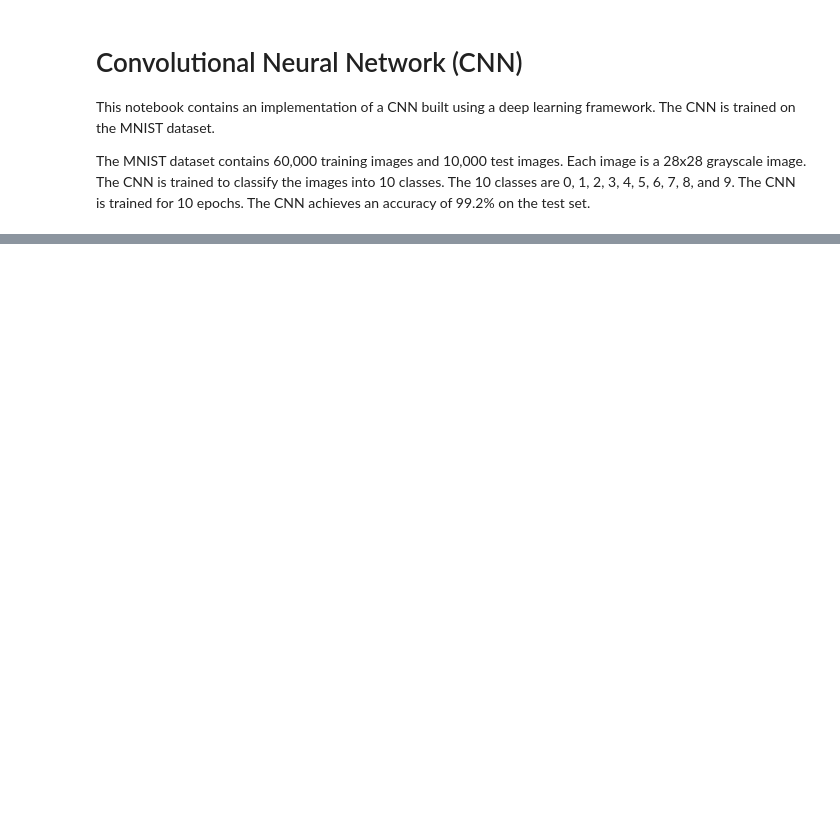
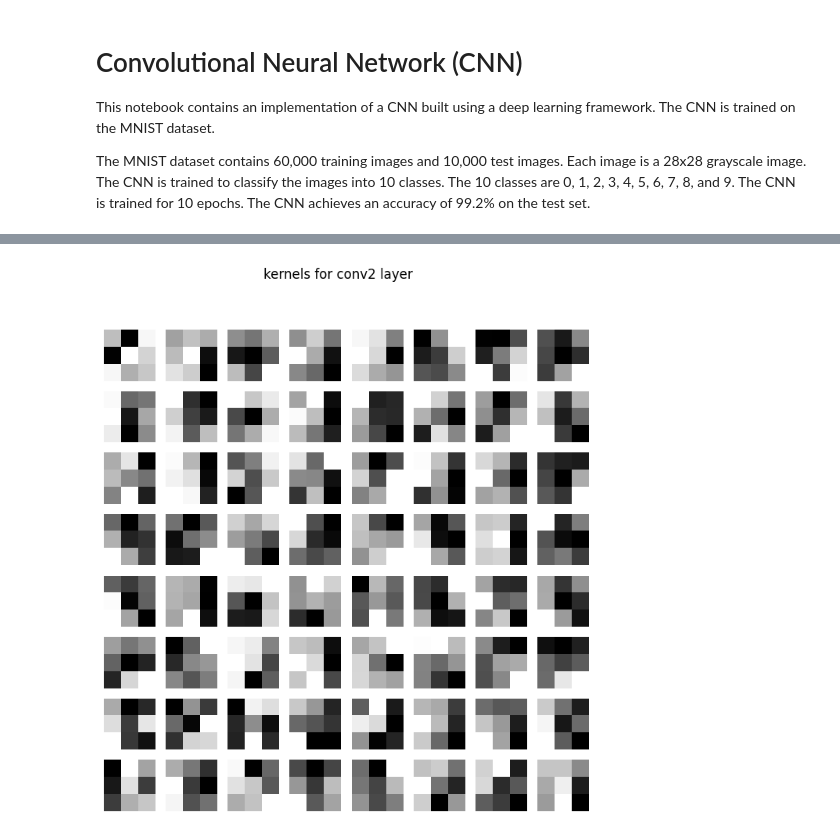
Before and after one commit to Aakash-Tripathi/CNN, a Jupyter notebook: src/pytorch.ipynb, the cells around one changed output, grey strips where cells are left out. Saved outputs shown, nothing was run; the diff lists cells and outputs as text; code cells hidden in the pictures; blank space fills up the shorter version.

```diff
--- a/src/pytorch.ipynb
+++ b/src/pytorch.ipynb
@@ -204,0 +155,6 @@ Test Acc: 99.03%
+# %%
+layer = 'conv2'
+kernels = get_kernels(layer)
+plot_kernels(kernels, layer)
+# %% [output]
+[figure, added]
```
Also changed, not shown: parts of 16 cells of this notebook.
